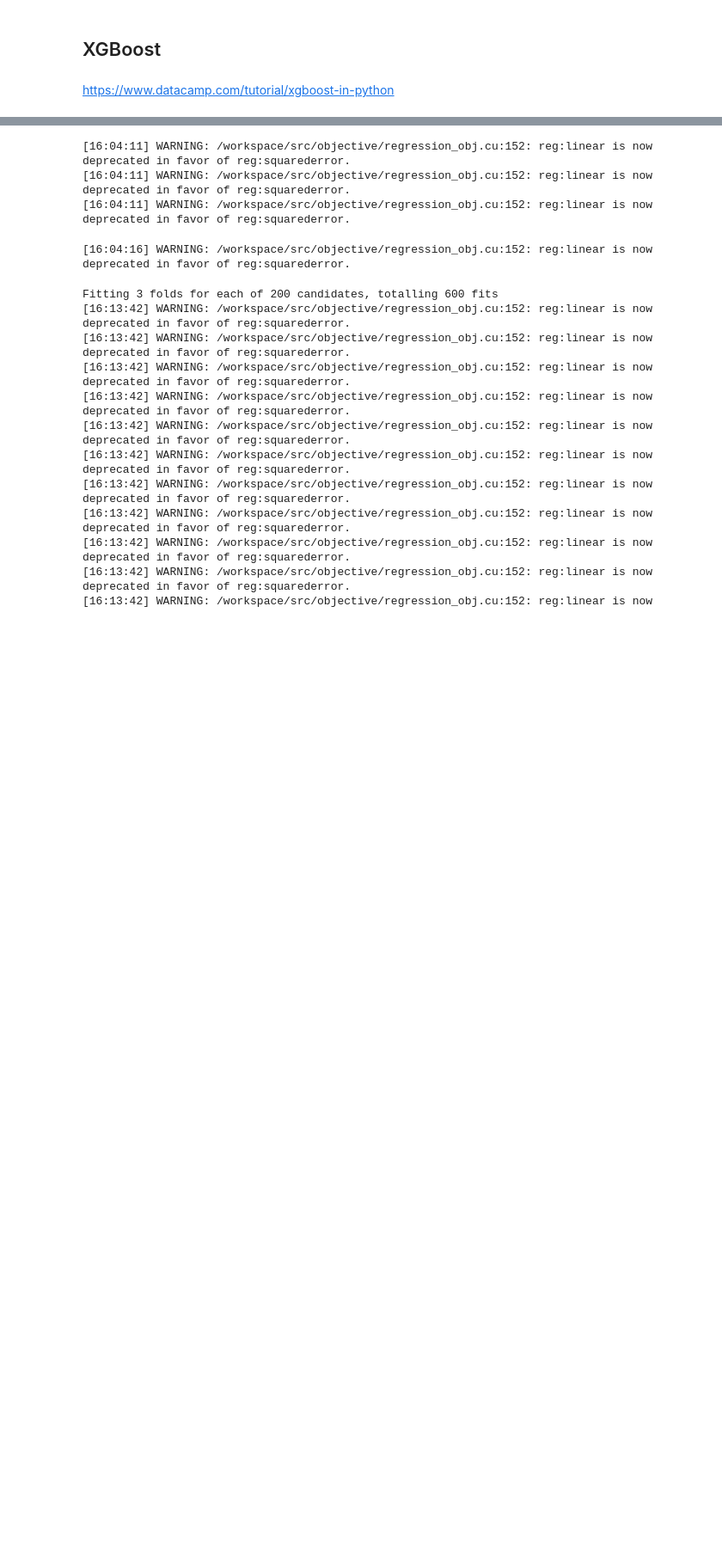
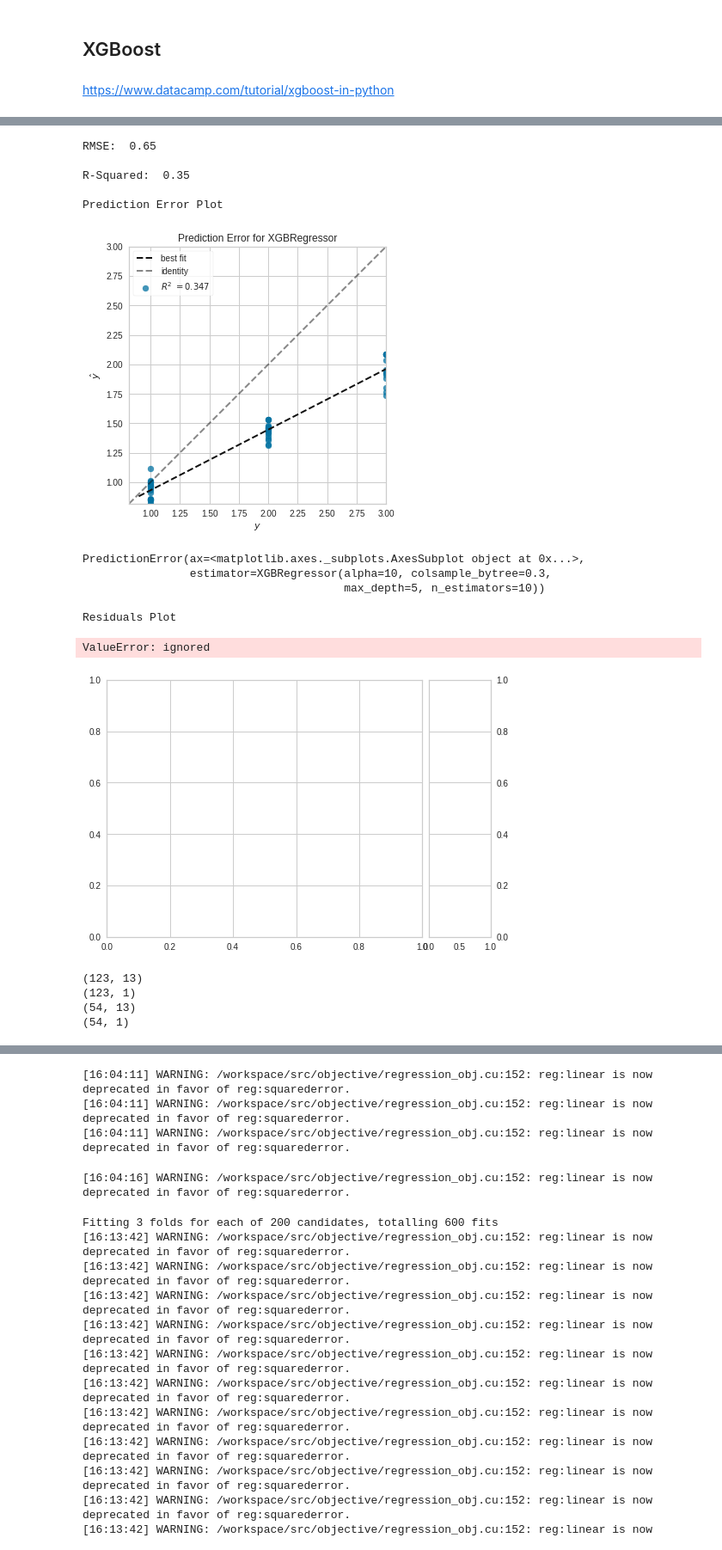
Before and after one commit to JMML2021/Sprint-7.-Algoritmes-d-aprenentatge-supervisat-Classificaci-, a Jupyter notebook: Sprint_7_Algoritmes_d’aprenentatge_supervisat_Classificacio.ipynb, the cells around one changed output, grey strips where cells are left out. Shown at 86% size. Drawn from its saved outputs; the diff is of its cells as text; code cells hidden in the pictures; blank space fills up the shorter version.

```diff
--- a/Sprint_7_Algoritmes_d’aprenentatge_supervisat_Classificacio.ipynb
+++ b/Sprint_7_Algoritmes_d’aprenentatge_supervisat_Classificacio.ipynb
@@ -463,4 +464,8 @@ preds = xg_reg.predict(X_test)
 
 rmse = np.sqrt(mean_squared_error(y_test, preds))
 print("RMSE: %f" % (rmse))
+
+R_squared = r2_score(y_test, preds)
+
+print("R-Squared: ", np.round(R_squared, 2))
 # %% [output]
@@ -468,0 +475,47 @@ RMSE: 0.646079
+# %%
+# Making the Prediction Error Plot
+
+from yellowbrick.regressor import residuals_plot
+from yellowbrick.regressor import prediction_error
+from sklearn.metrics import mean_squared_error as mse
+
+y_pred = xg_reg.predict(X_test) # Predictions
+y_true = y_test # True values
+
+MSE = mse(y_true, y_pred)
+RMSE = np.sqrt(MSE)
+
+print("\nRMSE: ", np.round(RMSE, 2))
+print()
+print("R-Squared: ", np.round(R_squared, 2))
+
+print("\nPrediction Error Plot")
+print(prediction_error(xg_reg, X_train, y_train, X_test, y_test))
+
+# Making the Residuals Plot
+print("\nResiduals Plot")
+print(residuals_plot(xg_reg, X_train, y_train, X_test, y_test))
+# %% [output]
+RMSE:  0.65
+
+R-Squared:  0.35
+
+Prediction Error Plot
+[figure, added]
+PredictionError(ax=<matplotlib.axes._subplots.AxesSubplot object at 0x...>,
+                estimator=XGBRegressor(alpha=10, colsample_bytree=0.3,
+                                       max_depth=5, n_estimators=10))
+
+Residuals Plot
+ValueError: ignored
+[figure, added]
+# %%
+print(X_train.shape)
+print(y_train.shape)
+print(X_test.shape)
+print(y_test.shape)
+# %% [output]
+(123, 13)
+(123, 1)
+(54, 13)
+(54, 1)
```
Also changed, not shown: parts of 8 cells of this notebook.
